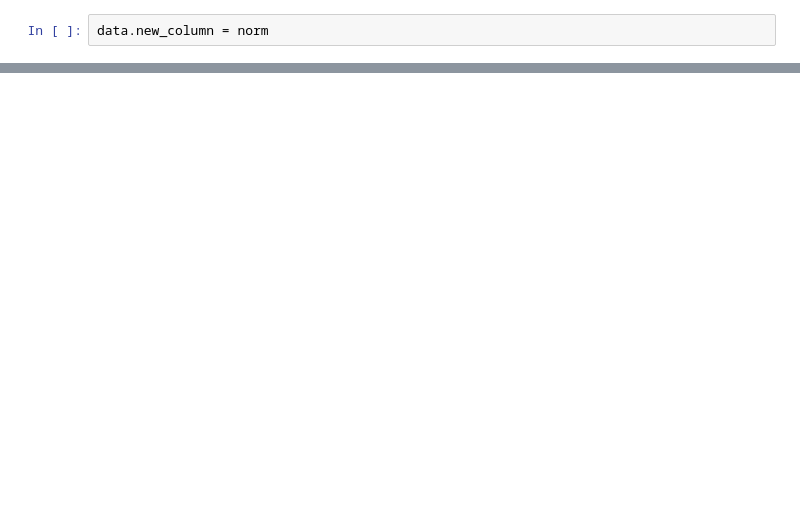
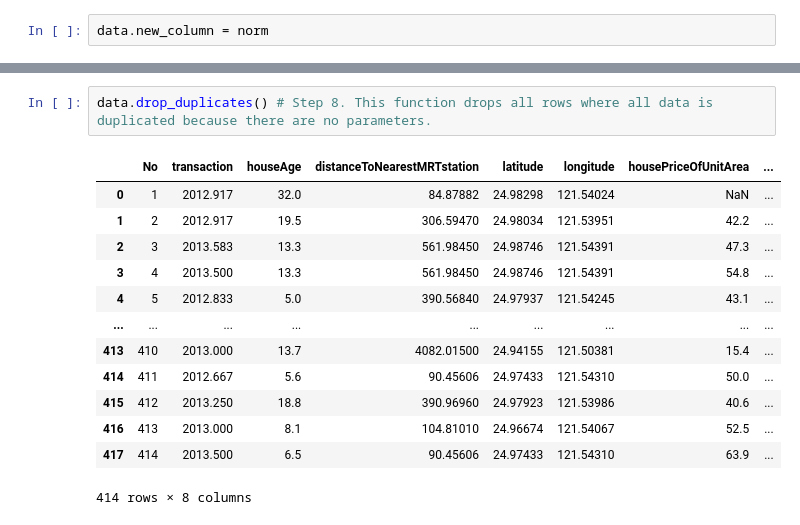
Before and after one commit to josephlister/Data_Science_Projects, a Jupyter notebook: realEstateAssignment.ipynb, the cells around one changed output, grey strips where cells are left out. Cells and saved outputs as stored; diff of their text form; blank space fills up the shorter version.

```diff
--- a/realEstateAssignment.ipynb
+++ b/realEstateAssignment.ipynb
@@ -73,0 +136,16 @@ data.head()
+# %%
+data.drop_duplicates() # Step 8. This function drops all rows where all data is duplicated because there are no parameters.
+# %% [output]
+|  | No | transaction | houseAge | distanceToNearestMRTstation | latitude | longitude | housePriceOfUnitArea | ... |
+| 0 | 1 | 2012.917 | 32.0 | 84.87882 | 24.98298 | 121.54024 | NaN | ... |
+| 1 | 2 | 2012.917 | 19.5 | 306.59470 | 24.98034 | 121.53951 | 42.2 | ... |
+| 2 | 3 | 2013.583 | 13.3 | 561.98450 | 24.98746 | 121.54391 | 47.3 | ... |
+| 3 | 4 | 2013.500 | 13.3 | 561.98450 | 24.98746 | 121.54391 | 54.8 | ... |
+| 4 | 5 | 2012.833 | 5.0 | 390.56840 | 24.97937 | 121.54245 | 43.1 | ... |
+| ... | ... | ... | ... | ... | ... | ... | ... | ... |
+| 413 | 410 | 2013.000 | 13.7 | 4082.01500 | 24.94155 | 121.50381 | 15.4 | ... |
+| 414 | 411 | 2012.667 | 5.6 | 90.45606 | 24.97433 | 121.54310 | 50.0 | ... |
+| 415 | 412 | 2013.250 | 18.8 | 390.96960 | 24.97923 | 121.53986 | 40.6 | ... |
+| 416 | 413 | 2013.000 | 8.1 | 104.81010 | 24.96674 | 121.54067 | 52.5 | ... |
+| 417 | 414 | 2013.500 | 6.5 | 90.45606 | 24.97433 | 121.54310 | 63.9 | ... |
+414 rows × 8 columns
```
Also changed, not shown: parts of 13 cells of this notebook.
